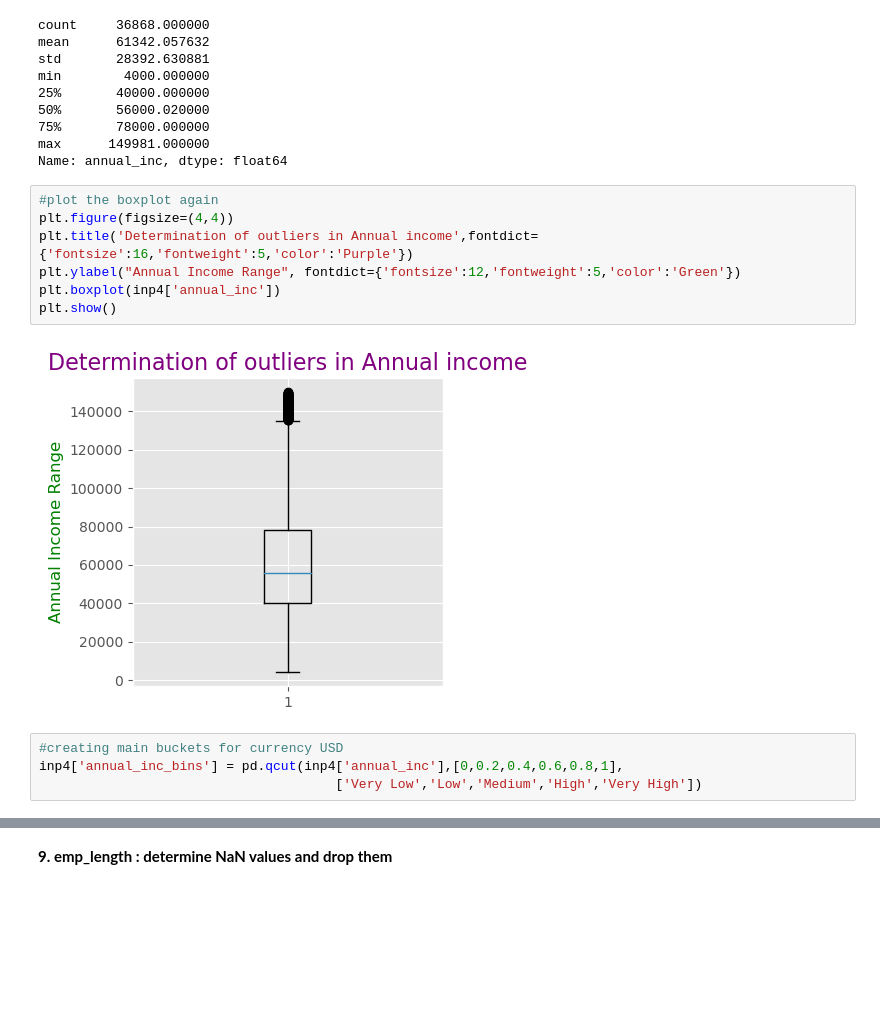
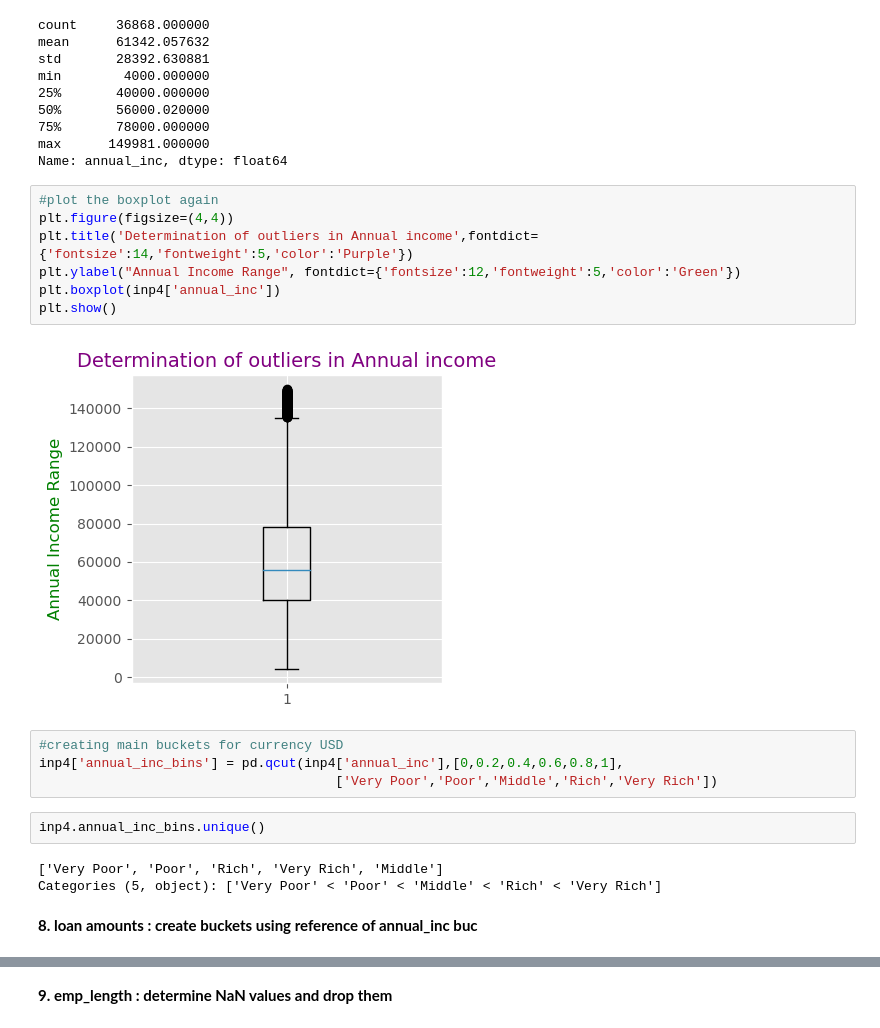
Before and after one commit to shagunp/Lending_CaseStudy, a Jupyter notebook: Andrea_Shagun.ipynb, the cells around one changed output, grey strips where cells are left out. Drawn from its saved outputs; the diff is of its cells as text; blank space fills up the shorter version.

```diff
--- a/Andrea_Shagun.ipynb
+++ b/Andrea_Shagun.ipynb
@@ -510,13 +510,20 @@ Name: annual_inc, dtype: float64
 # %%
 #plot the boxplot again
 plt.figure(figsize=(4,4))
-plt.title('Determination of outliers in Annual income',fontdict={'fontsize':16,'fontweight':5,'color':'Purple'})
+plt.title('Determination of outliers in Annual income',fontdict={'fontsize':14,'fontweight':5,'color':'Purple'})
 plt.ylabel("Annual Income Range", fontdict={'fontsize':12,'fontweight':5,'color':'Green'})
 plt.boxplot(inp4['annual_inc'])
 plt.show()
 # %% [output]
-[figure, old version]
+[figure, new version]
-# %%
-#creating main buckets for currency USD
-inp4['annual_inc_bins'] = pd.qcut(inp4['annual_inc'],[0,0.2,0.4,0.6,0.8,1],
-                                      ['Very Low','Low','Medium','High','Very High'])
+# %%
+#creating main buckets for currency USD
+inp4['annual_inc_bins'] = pd.qcut(inp4['annual_inc'],[0,0.2,0.4,0.6,0.8,1],
+                                      ['Very Poor','Poor','Middle','Rich','Very Rich'])
+# %%
+inp4.annual_inc_bins.unique()
+# %% [output]
+['Very Poor', 'Poor', 'Rich', 'Very Rich', 'Middle']
+Categories (5, object): ['Very Poor' < 'Poor' < 'Middle' < 'Rich' < 'Very Rich']
+# %% [markdown]
+**8. loan amounts       : create buckets using reference of annual_inc buc**
```
Also changed, not shown: parts of 35 cells of this notebook.
